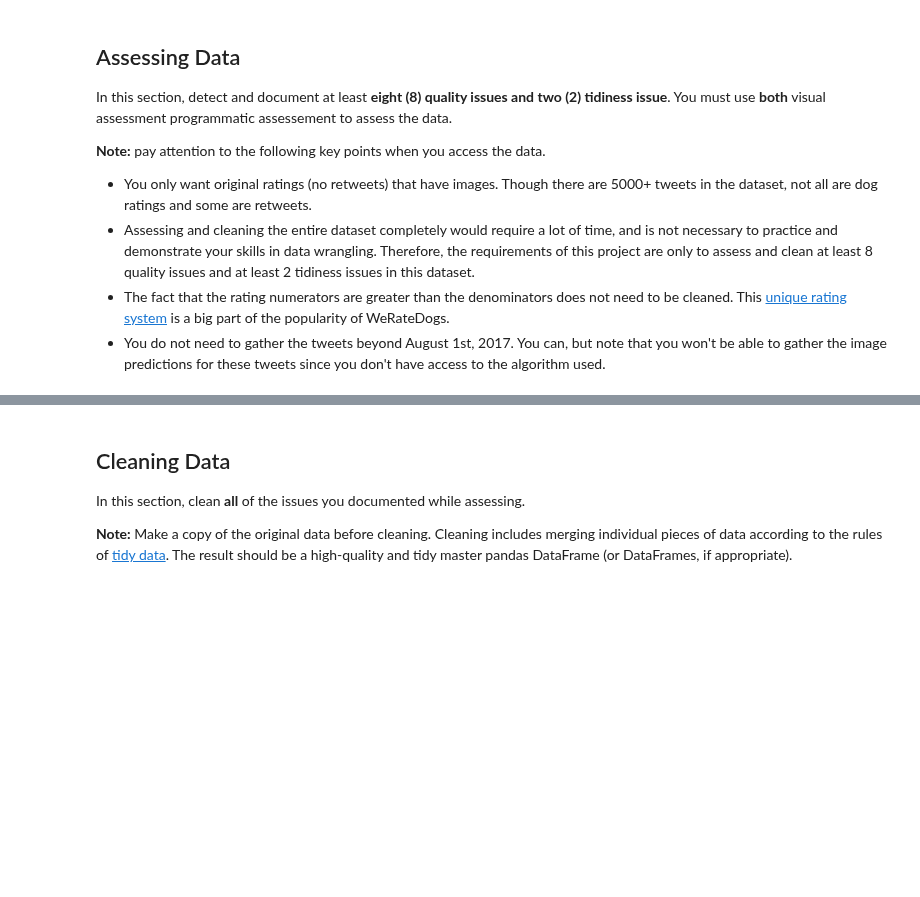
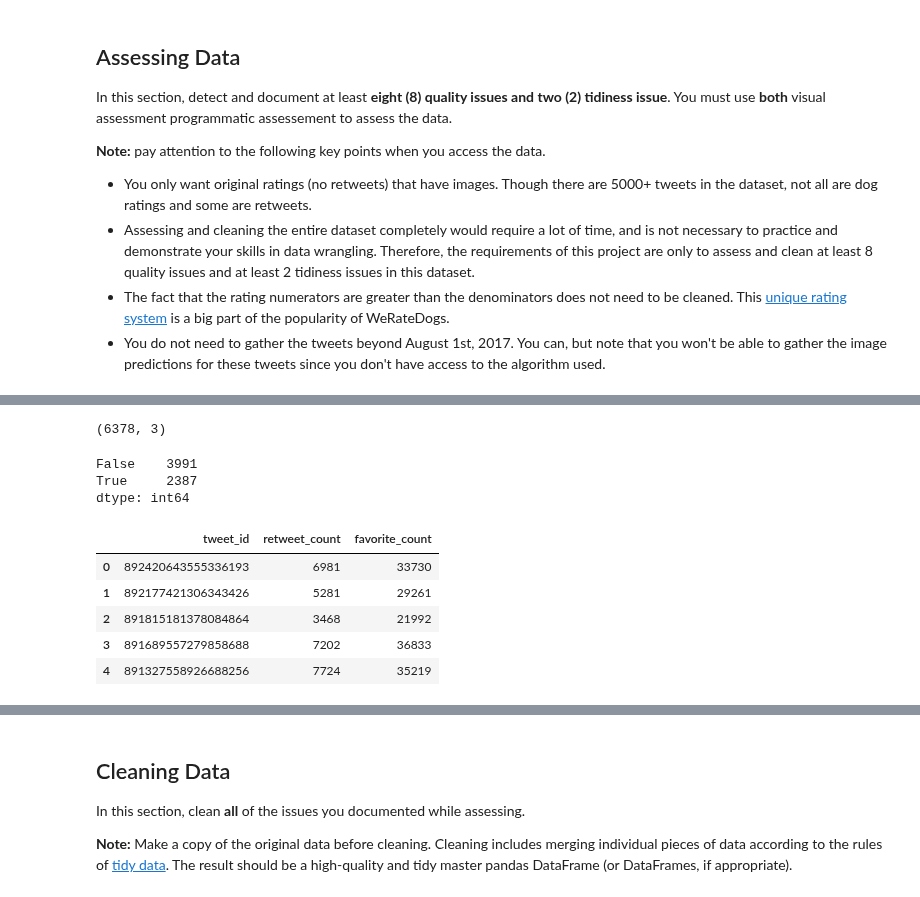
Before and after one commit to brk-a/alx-t-data-analyst, a Jupyter notebook: 0x01-project_2_wrangle_and_analyse_data/wrangle_act.ipynb, the cells around one changed output, grey strips where cells are left out. Drawn from its saved outputs; the diff is of its cells as text; code cells hidden in the pictures; blank space fills up the shorter version.

```diff
--- a/0x01-project_2_wrangle_and_analyse_data/wrangle_act.ipynb
+++ b/0x01-project_2_wrangle_and_analyse_data/wrangle_act.ipynb
@@ -84,6 +84,6 @@ ACCESS_TOKEN = data['access_key']
 ACCESS_SECRET = data['access_token']
 # %%
 #download twtr archive data then upload it to workspace
-twtr_arch = pd.read_csv('twitter_archive_enhanced.csv', sep=',')
+twtr_archive = pd.read_csv('twitter_archive_enhanced.csv', sep=',')
 # %%
 #view the file
@@ -134,7 +134,7 @@ api = tweepy.API(auth, wait_on_rate_limit=True, wait_on_rate_limit_notify=True)
 # %%
 #query additional data via twtr api
 with open('tweet_json.txt', 'a', encoding='utf8') as f:
-    for i in twtr_arch['tweet_id']:
+    for i in twtr_archive['tweet_id']:
         try:
             tweet = api.get_status(i, tweet_mode='extended')
             json.dump(tweet._json, f)
@@ -149,7 +149,8 @@ Rate limit reached. Sleeping for: 736
 with open('tweet_json.txt', 'r') as f:
     tweets = f.readlines()
     try:
-        tweet_list = [json.loads(i) if i else NaN for i in tweets]
+        tweet_list = [json.loads(i) for i in f]
     except:
 #         continue
+#         raise
         pass
@@ -157,0 +157,11 @@ NameError: name 'tweet_json' is not defined
+# %%
+# alternative way to append each tweet into a list
+tweet_list = []
+
+with open('tweet_json.txt', 'r') as f:
+    for i in f:
+        try:
+            tweet = json.loads(i)
+            tweet_list.append(tweet)
+        except:
+            continue
@@ -200,0 +402,19 @@ programmatic assessement to assess the data.
+# %%
+df_tweets.shape
+# %% [output]
+(6378, 3)
+# %%
+df_tweets.duplicated().value_counts()
+# %% [output]
+False    3991
+True     2387
+dtype: int64
+# %%
+df_tweets.head()
+# %% [output]
+|  | tweet_id | retweet_count | favorite_count |
+| 0 | 892420643555336193 | 6981 | 33730 |
+| 1 | 892177421306343426 | 5281 | 29261 |
+| 2 | 891815181378084864 | 3468 | 21992 |
+| 3 | 891689557279858688 | 7202 | 36833 |
+| 4 | 891327558926688256 | 7724 | 35219 |
```
Also changed, not shown: parts of 29 cells of this notebook.
